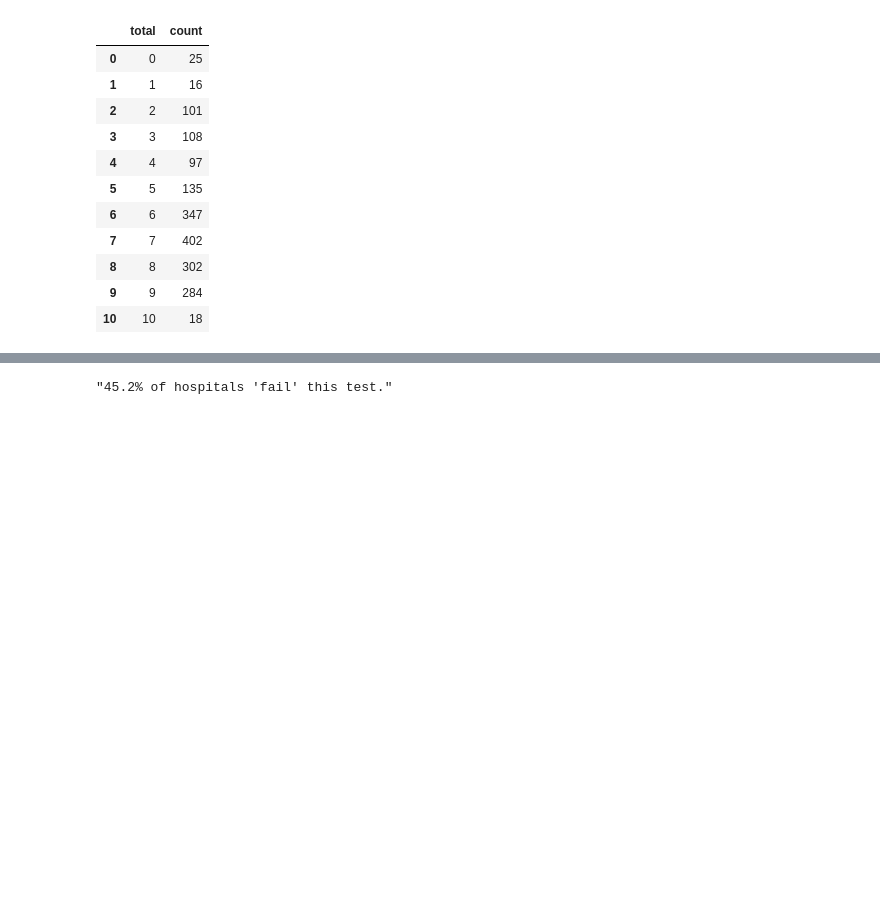
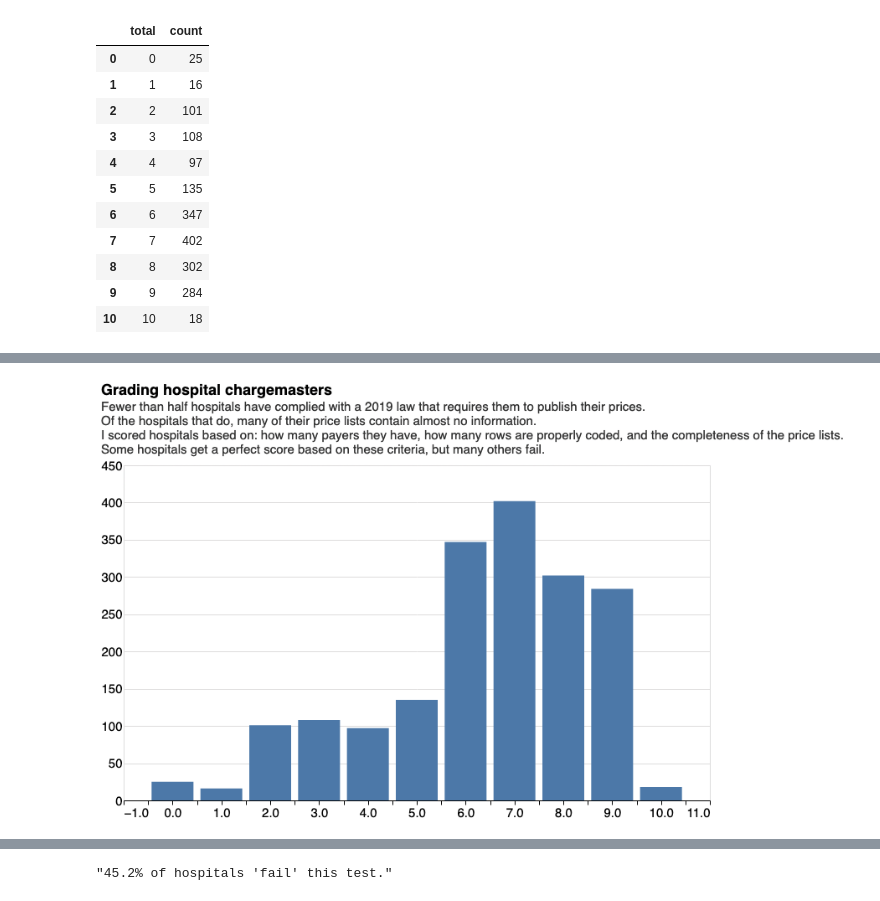
Before and after one commit to alecstein/dolt_datascience, a Jupyter notebook: hospitals_v3/cleanup/cleaning-hospitals-dataset.ipynb, the cells around one changed output, grey strips where cells are left out. Saved outputs shown, nothing was run; the diff lists cells and outputs as text; code cells hidden in the pictures; blank space fills up the shorter version.

```diff
--- a/hospitals_v3/cleanup/cleaning-hospitals-dataset.ipynb
+++ b/hospitals_v3/cleanup/cleaning-hospitals-dataset.ipynb
@@ -981,7 +982,7 @@ plot_title = alt.TitleParams('Grading hospital chargemasters', subtitle =
                             )
 
 base = alt.Chart(source.groupby('total').count().to_pandas(), title = plot_title).mark_bar(width = 50).encode(
-    x = alt.X('total', scale=alt.Scale(domain=[0, 10])),
+    x = 'total',
     y = 'count',
 )
 
@@ -994,3 +994,4 @@ base.properties(width =700, height = 400).configure_title(
+[figure, added]
 # %%
 print(df.filter(col('cms_certification_num') == source.filter(col('total') == 10).sample(1)['cms_certification_num'][0]).sort('price').sample(5).to_pandas().to_markdown())
 # %% [output]
```
Also changed, not shown: parts of 5 cells of this notebook.
